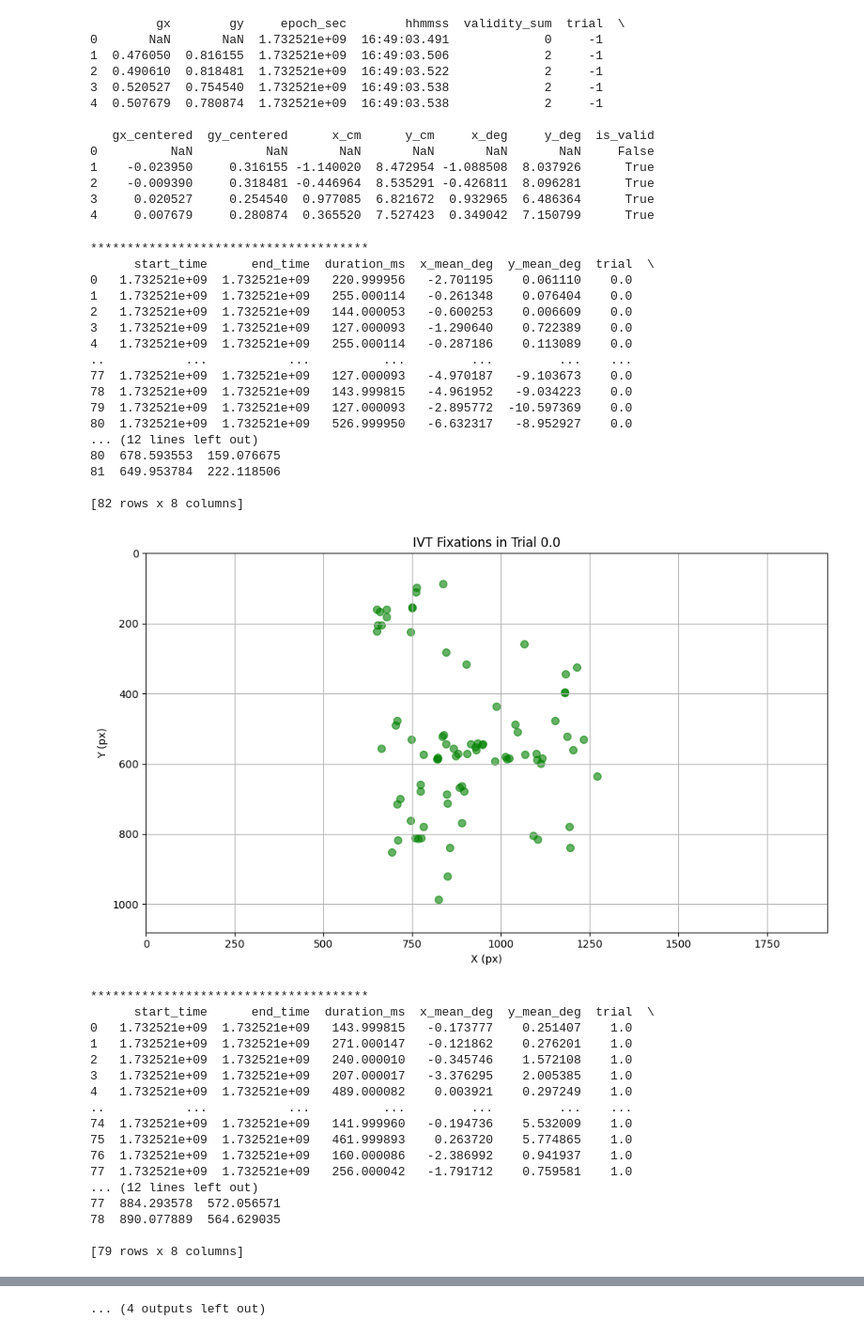
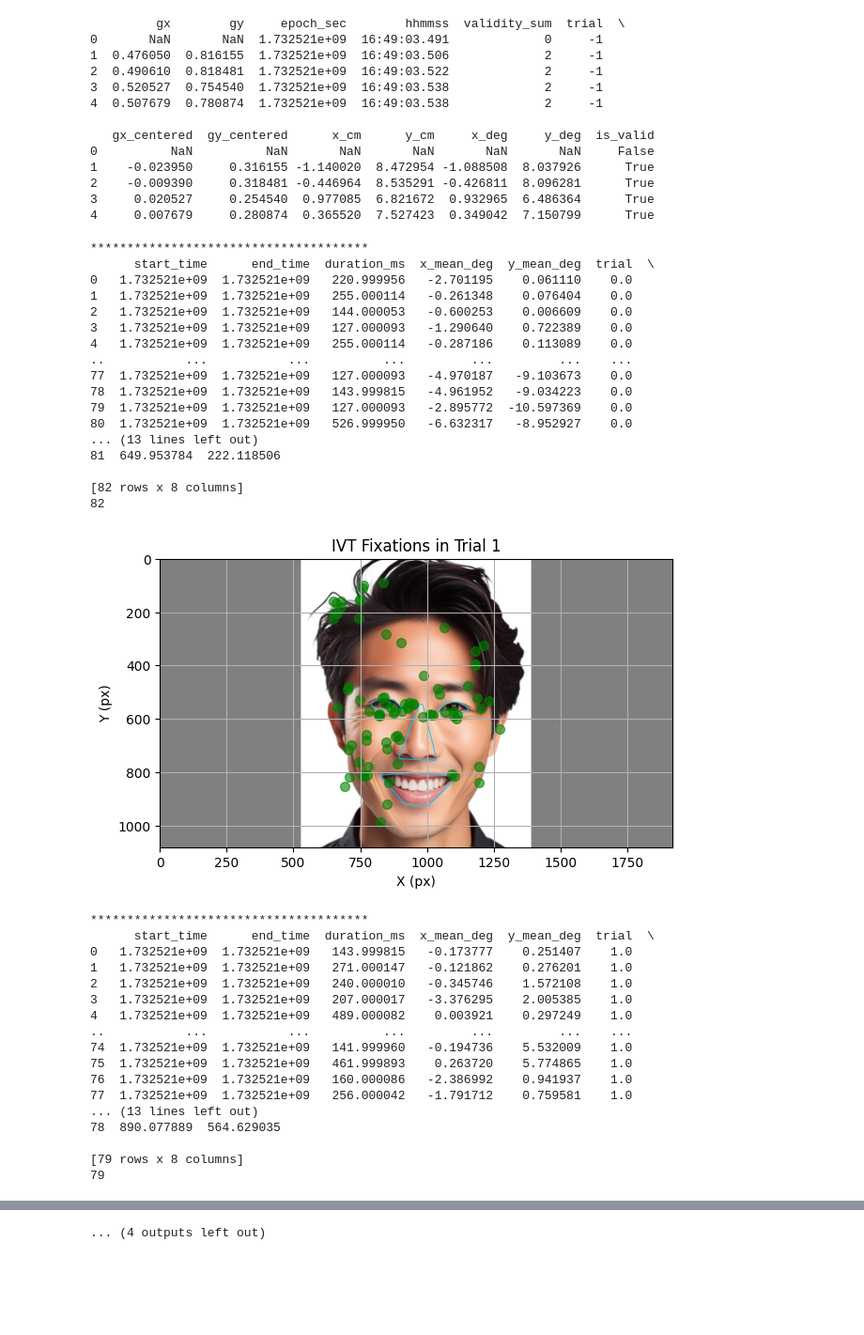
Before and after one commit to shionnet-f/gaze-analysis, a Jupyter notebook: IVT_filtered.ipynb, the cells around one changed output, grey strips where cells are left out. Shown at 94% size. Cells and saved outputs as stored; diff of their text form; code cells hidden in the pictures; blank space fills up the shorter version.

```diff
--- a/IVT_filtered.ipynb
+++ b/IVT_filtered.ipynb
@@ -205,45 +207,61 @@ for _, row in sampling_df.iterrows():
 
     if fix_df.empty:
         print(f"Trial {trial_num}: No fixations detected.")
         continue
 
     fix_df["trial"] = trial_num
     fix_df["x_px"], fix_df["y_px"] = deg_to_px(fix_df["x_mean_deg"], fix_df["y_mean_deg"])
     all_fixations.append(fix_df)
 
     print("**************************************")
     print(fix_df)
+    print(len(fix_df))
 
-    # プロット
-    plt.figure(figsize=(10, 6))
-    plt.scatter(fix_df["x_px"], fix_df["y_px"], alpha=0.6, c='green', s=50)
-    plt.xlim(0, monitor_resolution_px[0])
-    plt.ylim(monitor_resolution_px[1], 0)
-    plt.title(f"IVT Fixations in Trial {int(trial_num + 1) }")
-    plt.xlabel("X (px)")
-    plt.ylabel("Y (px)")
-    plt.grid(True)
+    # 背景画像を読み込み
+    img = mpimg.imread(f"output_aoi/1-{int(trial_num)+1}.jpg")  # 例: "background.png"
+
+    # 図の作成
+    fig, ax = plt.subplots()
+
+    # 背景画像の表示（軸にフィットさせて）
+    ax.imshow(img, extent=[0, 1920, 1080, 0])  # 上下反転（y軸を上→下に）
+
+    # 散布図の描画（fix_dfは事前に用意）
+    ax.scatter(fix_df["x_px"], fix_df["y_px"], alpha=0.6, c='green', s=50)
+
+    # 軸設定（アスペクト比保持）
+    ax.set_xlim(0, 1920)
+    ax.set_ylim(1080, 0)  # y軸を反転
+    ax.set_box_aspect(1080 / 1920)  # 縦横比を固定
+
+    # ラベルや装飾
+    ax.set_title(f"IVT Fixations in Trial {int(trial_num + 1)}")
+    ax.set_xlabel("X (px)")
+    ax.set_ylabel("Y (px)")
+    ax.grid(True)
+
+    # レイアウト調整＆表示
     plt.tight_layout()
     plt.show()
 # %% [output]
 **************************************
       start_time      end_time  duration_ms  x_mean_deg  y_mean_deg  trial  \
 0   1.732521e+09  1.732521e+09   220.999956   -2.701195    0.061110    0.0
 1   1.732521e+09  1.732521e+09   255.000114   -0.261348    0.076404    0.0
 2   1.732521e+09  1.732521e+09   144.000053   -0.600253    0.006609    0.0
 3   1.732521e+09  1.732521e+09   127.000093   -1.290640    0.722389    0.0
 4   1.732521e+09  1.732521e+09   255.000114   -0.287186    0.113089    0.0
 ..           ...           ...          ...         ...         ...    ...
 77  1.732521e+09  1.732521e+09   127.000093   -4.970187   -9.103673    0.0
 78  1.732521e+09  1.732521e+09   143.999815   -4.961952   -9.034223    0.0
 79  1.732521e+09  1.732521e+09   127.000093   -2.895772  -10.597369    0.0
 80  1.732521e+09  1.732521e+09   526.999950   -6.632317   -8.952927    0.0
-... (12 lines left out)
-80  678.593553  159.076675
+... (13 lines left out)
 81  649.953784  222.118506
 
 [82 rows x 8 columns]
+82
-[figure, old version]
+[figure, new version]
 **************************************
       start_time      end_time  duration_ms  x_mean_deg  y_mean_deg  trial  \
 0   1.732521e+09  1.732521e+09   143.999815   -0.173777    0.251407    1.0
@@ -256,8 +274,8 @@ for _, row in sampling_df.iterrows():
 75  1.732521e+09  1.732521e+09   461.999893    0.263720    5.774865    1.0
 76  1.732521e+09  1.732521e+09   160.000086   -2.386992    0.941937    1.0
 77  1.732521e+09  1.732521e+09   256.000042   -1.791712    0.759581    1.0
-... (12 lines left out)
-77  884.293578  572.056571
+... (13 lines left out)
 78  890.077889  564.629035
 
 [79 rows x 8 columns]
+79
```
Also changed, not shown: parts of 2 cells of this notebook.
